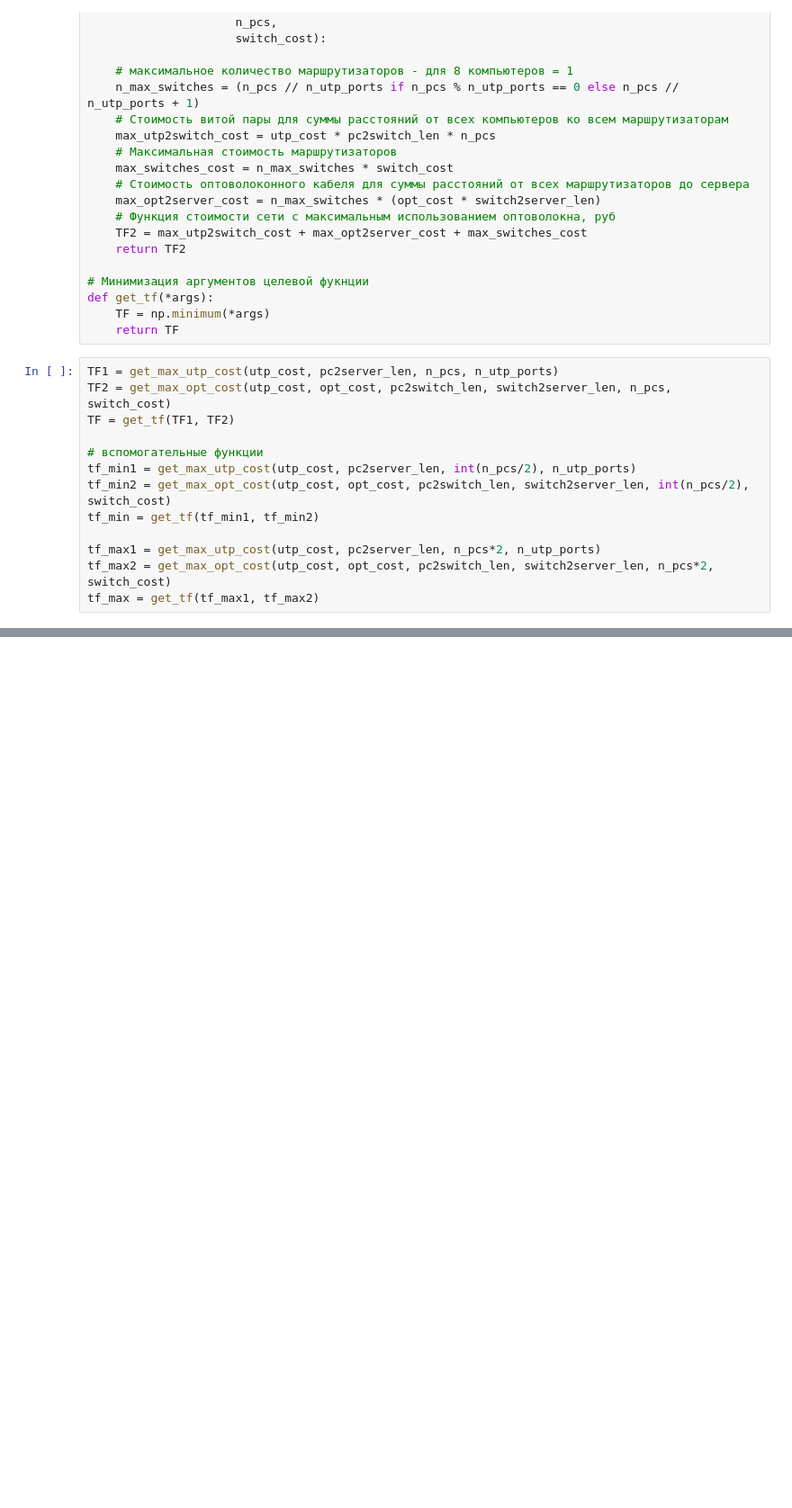
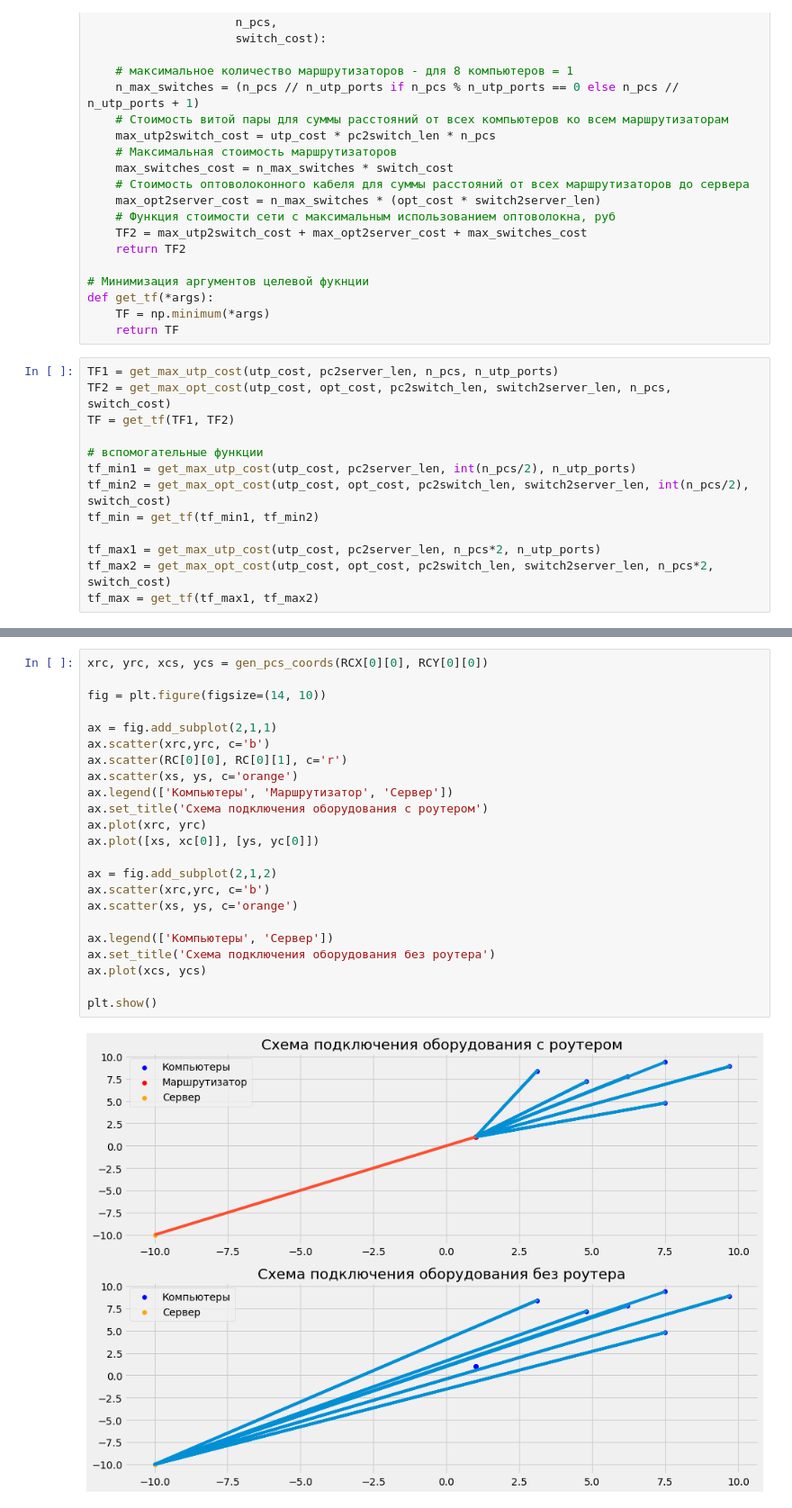
Before and after one commit to Nickel-nc/GU_Optimization_Methods, a Jupyter notebook: 1. Opt_zero_order_task.ipynb, the cells around one changed output, grey strips where cells are left out. Shown: that part at 90% size. Saved outputs shown, nothing was run; the diff lists cells and outputs as text; blank space fills up the shorter version.

```diff
--- a/1. Opt_zero_order_task.ipynb
+++ b/1. Opt_zero_order_task.ipynb
@@ -140,0 +189,25 @@ plt.show()
+# %%
+xrc, yrc, xcs, ycs = gen_pcs_coords(RCX[0][0], RCY[0][0])
+
+fig = plt.figure(figsize=(14, 10))
+
+ax = fig.add_subplot(2,1,1)
+ax.scatter(xrc,yrc, c='b')
+ax.scatter(RC[0][0], RC[0][1], c='r')
+ax.scatter(xs, ys, c='orange')
+ax.legend(['Компьютеры', 'Маршрутизатор', 'Сервер'])
+ax.set_title('Схема подключения оборудования с роутером')
+ax.plot(xrc, yrc)
+ax.plot([xs, xc[0]], [ys, yc[0]])
+
+ax = fig.add_subplot(2,1,2)
+ax.scatter(xrc,yrc, c='b')
+ax.scatter(xs, ys, c='orange')
+
+ax.legend(['Компьютеры', 'Сервер'])
+ax.set_title('Схема подключения оборудования без роутера')
+ax.plot(xcs, ycs)
+
+plt.show()
+# %% [output]
+[figure, added]
```
Also changed, not shown: parts of 18 cells of this notebook.
